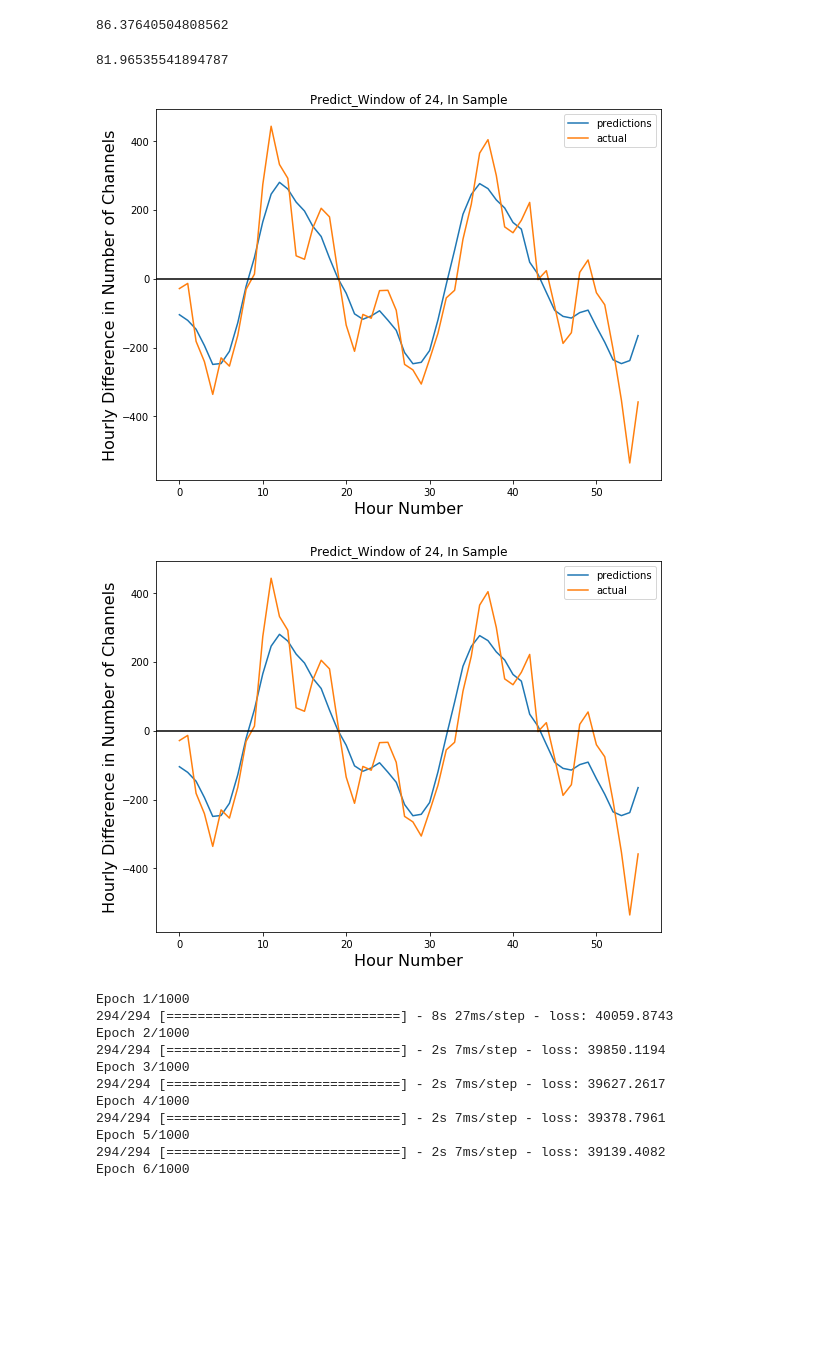
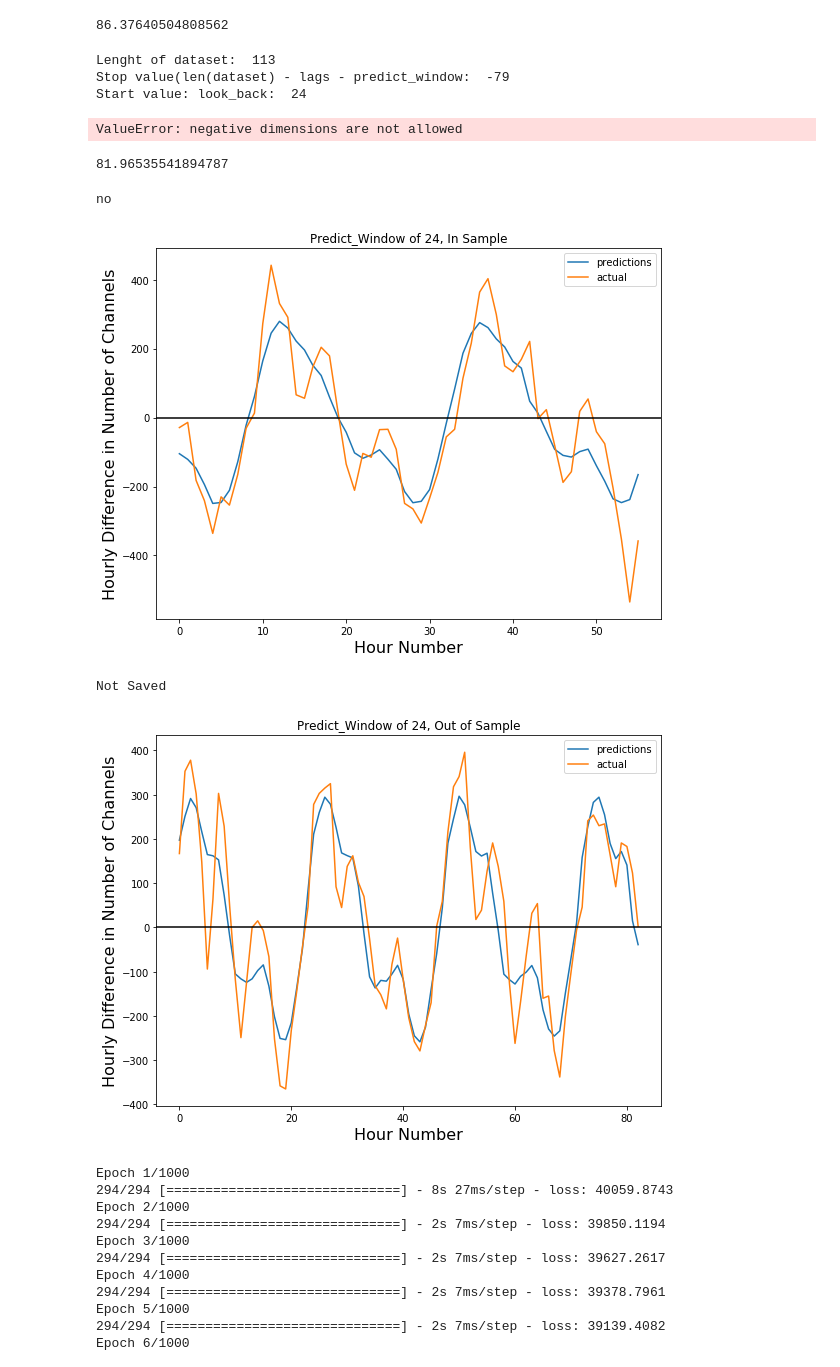
Before and after one commit to natashaborders-zz/Twitch_Streamers_Recommender, a Jupyter notebook: Jeremy_Notebooks/LSTM ANALYSIS.ipynb, the cells around one changed output. Cells and saved outputs as stored; diff of their text form; code cells hidden in the pictures; blank space fills up the shorter version.

Commit message:
lstm graphs

```diff
--- a/Jeremy_Notebooks/LSTM ANALYSIS.ipynb
+++ b/Jeremy_Notebooks/LSTM ANALYSIS.ipynb
@@ -380,7 +403,13 @@ rmse(day_predictions,day_actuals)
 # %% [output]
 86.37640504808562
 # %%
-day_test_predictions, day_test_actuals = test_lstm(test_sample,['diff_channels'],model,predict_window = 24)
+day_test_predictions, day_test_actuals =\
+test_lstm(test_sample,['diff_channels'],model,predict_window = 24)
+# %% [output]
+Lenght of dataset:  113
+Stop value(len(dataset) - lags - predict_window:  -79
+Start value: look_back:  24
+ValueError: negative dimensions are not allowed
 # %%
 rmse(day_test_predictions,day_test_actuals)
 # %% [output]
@@ -388,19 +419,34 @@ rmse(day_test_predictions,day_test_actuals)
+# %%
+if teststr:
+    print('yes')
+else:
+    print('no')
+# %% [output]
+no
 # %%
-def plot_lstm(predictions, actuals, title , xlabel ,ylabel, lower_lim_index=0,upper_lim_index = len(predictions)):
+def plot_lstm(predictions, actuals,
+              title , xlabel ,ylabel,
+              lower_lim_index=0,upper_lim_index = len(predictions), saved_fig_name =''):
     lower_lim = lower_lim_index
     upper_lim = upper_lim_index
     fig, ax = plt.subplots(figsize=(8,6))
     # Set background of area behind axis labels
     fig.patch.set_facecolor('white')
-    ax.set_xlabel('Hour Number', fontsize=16)
-    ax.set_ylabel('Hourly Difference in Number of Channels',fontsize=16)
+    ax.set_xlabel(xlabel, fontsize=16)
+    ax.set_ylabel(ylabel,fontsize=16)
     plt.tight_layout()
-    plt.plot(day_predictions[lower_lim:upper_lim]);
-    plt.plot(day_actuals[lower_lim:upper_lim]);
+    plt.plot(predictions[lower_lim:upper_lim]);
+    plt.plot(actuals[lower_lim:upper_lim]);
     # plt.plot(actuals)
-    plt.title('Predict_Window of 24, In Sample')
+    plt.title(title)
     plt.axhline(y=0, color='black');
     plt.legend(['predictions','actual'])
+    if saved_fig_name:
+        file_path = './graphs/'+saved_fig_name
+        plt.savefig(file_path, dpi=300, bbox_inches = "tight")
+        print('saved to : ' + file_path)
+    else:
+        print('Not Saved')
     plt.show()
 # %%
 plot_lstm(day_predictions,day_actuals,
@@ -410,14 +456,15 @@ plot_lstm(day_predictions,day_actuals,
          lower_lim_index=500)
 # %% [output]
 [figure]
+Not Saved
 # %%
 plot_lstm(day_test_predictions,day_test_actuals,
           'Predict_Window of 24, Out of Sample',
           'Hour Number',
           'Hourly Difference in Number of Channels',
-         lower_lim_index=500)
+         lower_lim_index=0)
 # %% [output]
-[figure, old version]
+[figure, new version]
 # %%
 
 # Parameters for predict window of 1
```
Also changed, not shown: parts of 23 cells of this notebook, 1 other file.
